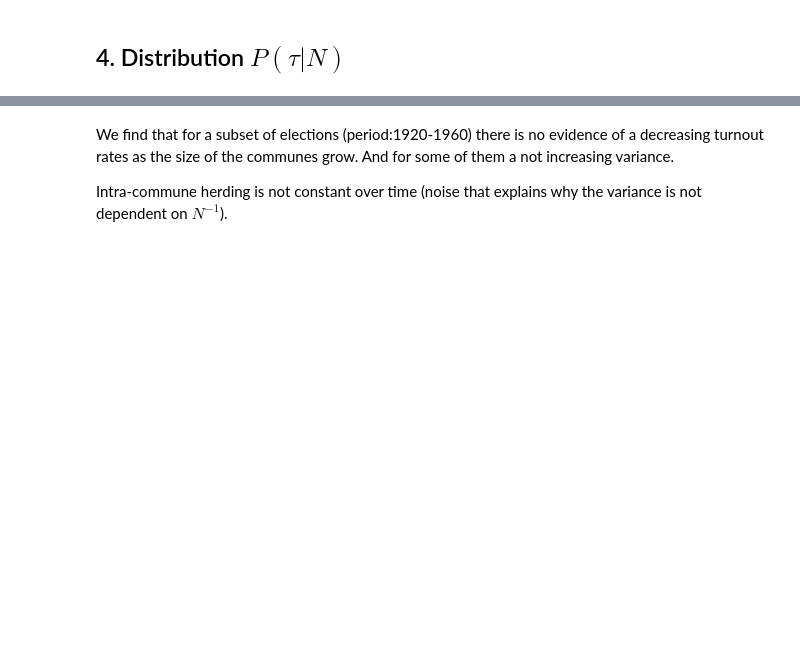
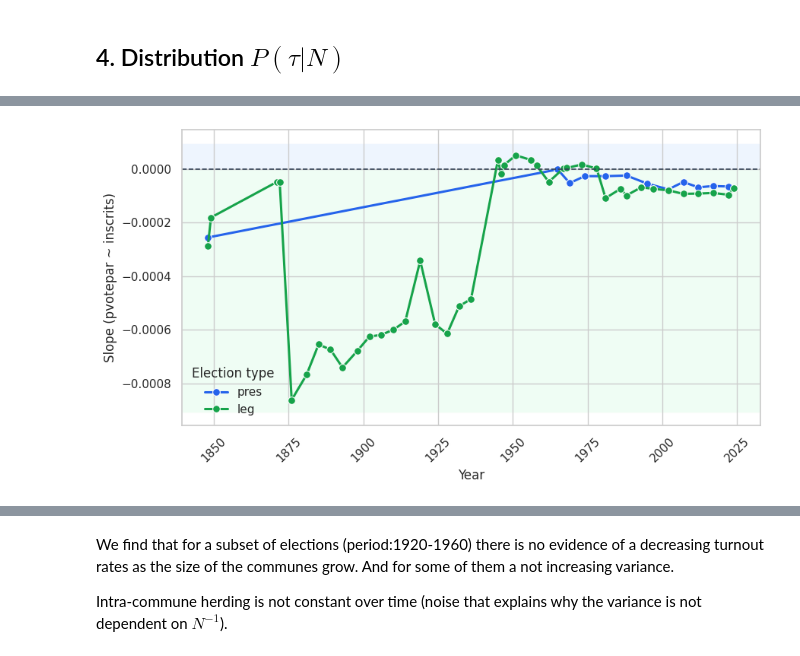
Before and after one commit to artmanceau/electera, a Jupyter notebook: notebooks/model/model_validation.ipynb, the cells around one changed output, grey strips where cells are left out. Saved outputs shown, nothing was run; the diff lists cells and outputs as text; code cells hidden in the pictures; blank space fills up the shorter version.

```diff
--- a/notebooks/model/model_validation.ipynb
+++ b/notebooks/model/model_validation.ipynb
@@ -404,3 +404,86 @@ def plot_m_N(tau_m, bin_avg_values_bin, election_type="all", years_to_remove=Non
     # Display the plot
     plt.tight_layout()
     plt.show()
+# %%
+data = {key : pd.merge(bin_avg_values_bin[key].reset_index(), tau_m[key].reset_index()) for key, values in tau_m.items()}
+# %%
+import re
+import numpy as np
+import pandas as pd
+import seaborn as sns
+import matplotlib.pyplot as plt
+
+def compute_slopes_table(d, x_col="inscrits", y_col="tau", cut=10):
+    rows = []
+    for k, df in d.items():
+        m = re.match(r"([A-Za-z_]+?)(\d{4})$", k)
+        if m:
+            election_type, year = m.group(1), int(m.group(2))
+        else:
+            election_type, year = k, np.nan
+
+        mid = df.iloc[cut:-cut]
+        slope, intercept = np.nan, np.nan
+        if len(mid) >= 2:
+            slope, intercept = np.polyfit(
+                mid[x_col].to_numpy(),
+                mid[y_col].to_numpy(),
+                1
+            )
+
+        rows.append({
+            "key": k,
+            "election_type": election_type,
+            "year": year,
+            "slope": slope,
+            "intercept": intercept,  # ordonnée à l’origine
+        })
+
+    return pd.DataFrame(rows).sort_values(["election_type", "year"])
+
+
+slopes_df = compute_slopes_table(data, x_col="inscrits", y_col="tau", cut=1)
+
+sns.set_theme(style="whitegrid", context="notebook")
+plot_df = slopes_df[
+    slopes_df["election_type"].isin(["pres", "leg"])
+].dropna(subset=["year"]).copy()
+
+palette = {
+    "pres": "#2563eb",  # blue
+    "leg":  "#16a34a",  # green
+}
+
+def plot_metric(df, metric, ylabel):
+    plt.figure(figsize=(9, 5))
+    ax = sns.lineplot(
+        data=df.dropna(subset=[metric]),
+        x="year",
+        y=metric,
+        hue="election_type",
+        hue_order=["pres", "leg"],
+        palette=palette,
+        marker="o",
+        linewidth=2.2,
+        markersize=7
+    )
+
+    ymin, ymax = ax.get_ylim()
+    ax.axhspan(max(0, ymin), ymax, facecolor="#dbeafe", alpha=0.45, zorder=0)  # > 0
+    ax.axhspan(ymin, min(0, ymax), facecolor="#dcfce7", alpha=0.45, zorder=0)  # < 0
+    ax.axhline(0, color="#334155", lw=1.2, ls="--")
+
+    ax.set_xlabel("Year")
+    ax.set_ylabel(ylabel)
+    ax.tick_params(axis="x", rotation=45)
+    ax.legend(title="Election type", frameon=False)
+    plt.tight_layout()
+    plt.show()
+
+# 1) slope
+plot_metric(plot_df, "slope", "Slope (pvotepar ~ inscrits)")
+
+# 2) intercept (ordonnée à l’origine)
+plot_metric(plot_df, "intercept", "Intercept (ordonnée à l’origine)")
+# %% [output]
+[figure, added]
```
Also changed, not shown: parts of 13 cells of this notebook, 14 other files.
